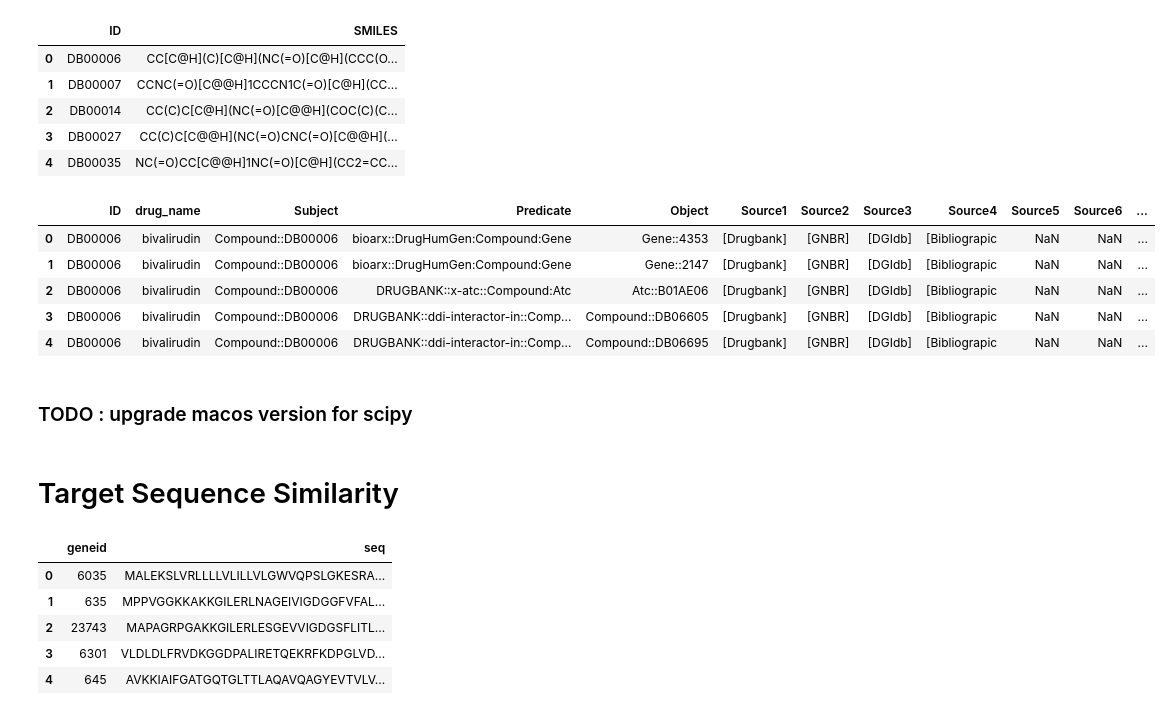
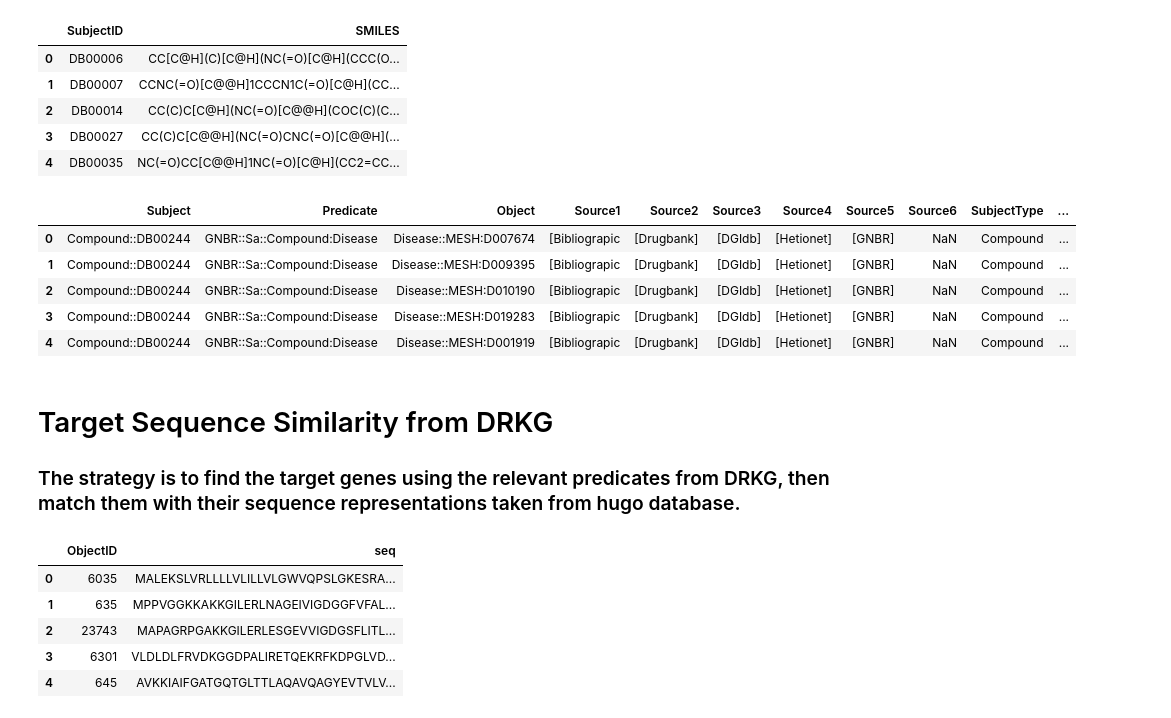
Before and after one commit to MaastrichtU-IDS/translator-openpredict, a Jupyter notebook: src/drkg_model/get_data.ipynb, the cells around one changed output. Cells and saved outputs as stored; diff of their text form; code cells hidden in the pictures.

```diff
--- a/src/drkg_model/get_data.ipynb
+++ b/src/drkg_model/get_data.ipynb
@@ -208,24 +193,21 @@ se_sim.to_csv("/Users/elifozkan/Desktop/translator-openpredict/data/drkg/feature
 # %%
 smiles= pd.read_csv("/Users/elifozkan/Desktop/translator-openpredict/data/drkg/feature_related/SMILES.csv",on_bad_lines='skip')
-smiles.rename(columns={"Drug" : "ID"}, inplace= True)
 smiles["SMILES"] = smiles["SMILES"].str.replace("\t","")
 smiles.head()
 # %% [output]
-|  | ID | SMILES |
+|  | SubjectID | SMILES |
 | 0 | DB00006 | CC[C@H](C)[C@H](NC(=O)[C@H](CCC(O... |
 | 1 | DB00007 | CCNC(=O)[C@@H]1CCCN1C(=O)[C@H](CC... |
 | 2 | DB00014 | CC(C)C[C@H](NC(=O)[C@@H](COC(C)(C... |
 | 3 | DB00027 | CC(C)C[C@@H](NC(=O)CNC(=O)[C@@H](... |
 | 4 | DB00035 | NC(=O)CC[C@@H]1NC(=O)[C@H](CC2=CC... |
 # %%
-drug_smiles = pd.merge(drug_entities, smiles, on = "ID" )
+drug_smiles = pd.merge(drug_se, smiles, on = "SubjectID" )
 drug_smiles.head()
 # %% [output]
-|  | ID | drug_name | Subject | Predicate | Object | Source1 | Source2 | Source3 | Source4 | Source5 | Source6 | ... |
-| 0 | DB00006 | bivalirudin | Compound::DB00006 | bioarx::DrugHumGen:Compound:Gene | Gene::4353 | [Drugbank] | [GNBR] | [DGIdb] | [Bibliograpic | NaN | NaN | ... |
-| 1 | DB00006 | bivalirudin | Compound::DB00006 | bioarx::DrugHumGen:Compound:Gene | Gene::2147 | [Drugbank] | [GNBR] | [DGIdb] | [Bibliograpic | NaN | NaN | ... |
-| 2 | DB00006 | bivalirudin | Compound::DB00006 | DRUGBANK::x-atc::Compound:Atc | Atc::B01AE06 | [Drugbank] | [GNBR] | [DGIdb] | [Bibliograpic | NaN | NaN | ... |
-| 3 | DB00006 | bivalirudin | Compound::DB00006 | DRUGBANK::ddi-interactor-in::Comp... | Compound::DB06605 | [Drugbank] | [GNBR] | [DGIdb] | [Bibliograpic | NaN | NaN | ... |
-| 4 | DB00006 | bivalirudin | Compound::DB00006 | DRUGBANK::ddi-interactor-in::Comp... | Compound::DB06695 | [Drugbank] | [GNBR] | [DGIdb] | [Bibliograpic | NaN | NaN | ... |
+|  | Subject | Predicate | Object | Source1 | Source2 | Source3 | Source4 | Source5 | Source6 | SubjectType | ... |
+| 0 | Compound::DB00244 | GNBR::Sa::Compound:Disease | Disease::MESH:D007674 | [Bibliograpic | [Drugbank] | [DGIdb] | [Hetionet] | [GNBR] | NaN | Compound | ... |
+| 1 | Compound::DB00244 | GNBR::Sa::Compound:Disease | Disease::MESH:D009395 | [Bibliograpic | [Drugbank] | [DGIdb] | [Hetionet] | [GNBR] | NaN | Compound | ... |
+| 2 | Compound::DB00244 | GNBR::Sa::Compound:Disease | Disease::MESH:D010190 | [Bibliograpic | [Drugbank] | [DGIdb] | [Hetionet] | [GNBR] | NaN | Compound | ... |
+| 3 | Compound::DB00244 | GNBR::Sa::Compound:Disease | Disease::MESH:D019283 | [Bibliograpic | [Drugbank] | [DGIdb] | [Hetionet] | [GNBR] | NaN | Compound | ... |
+| 4 | Compound::DB00244 | GNBR::Sa::Compound:Disease | Disease::MESH:D001919 | [Bibliograpic | [Drugbank] | [DGIdb] | [Hetionet] | [GNBR] | NaN | Compound | ... |
-# %% [markdown]
-### TODO : upgrade macos version for scipy
@@ -241,2 +230,0 @@ drug_smiles.head()
-# %% [markdown]
-# Target Sequence Similarity
@@ -243,3 +247,6 @@ drug_smiles.head()
+# %% [markdown]
+# Target Sequence Similarity from DRKG
+### The strategy is to find the target genes using the relevant predicates from DRKG, then match them with their sequence representations taken from hugo database.
 # %%
 def fasta2seq(lines):
     lines = lines[lines.index('\n')+1:]
@@ -248,10 +255,11 @@ def fasta2seq(lines):
 
 target_sequence = pd.read_csv("/Users/elifozkan/Desktop/translator-openpredict/data/drkg/feature_related/targetseq.csv")
 target_sequence.seq =target_sequence.seq.map(fasta2seq)
-
+target_sequence = target_sequence.rename(columns={"geneid": "ObjectID"})
+target_sequence["ObjectID"] = target_sequence["ObjectID"].astype("string")
 target_sequence.head()
 # %% [output]
-|  | geneid | seq |
+|  | ObjectID | seq |
 | 0 | 6035 | MALEKSLVRLLLLVLILLVLGWVQPSLGKESRA... |
 | 1 | 635 | MPPVGGKKAKKGILERLNAGEIVIGDGGFVFAL... |
 | 2 | 23743 | MAPAGRPGAKKGILERLESGEVVIGDGSFLITL... |
```
Also changed, not shown: parts of 67 cells of this notebook.
